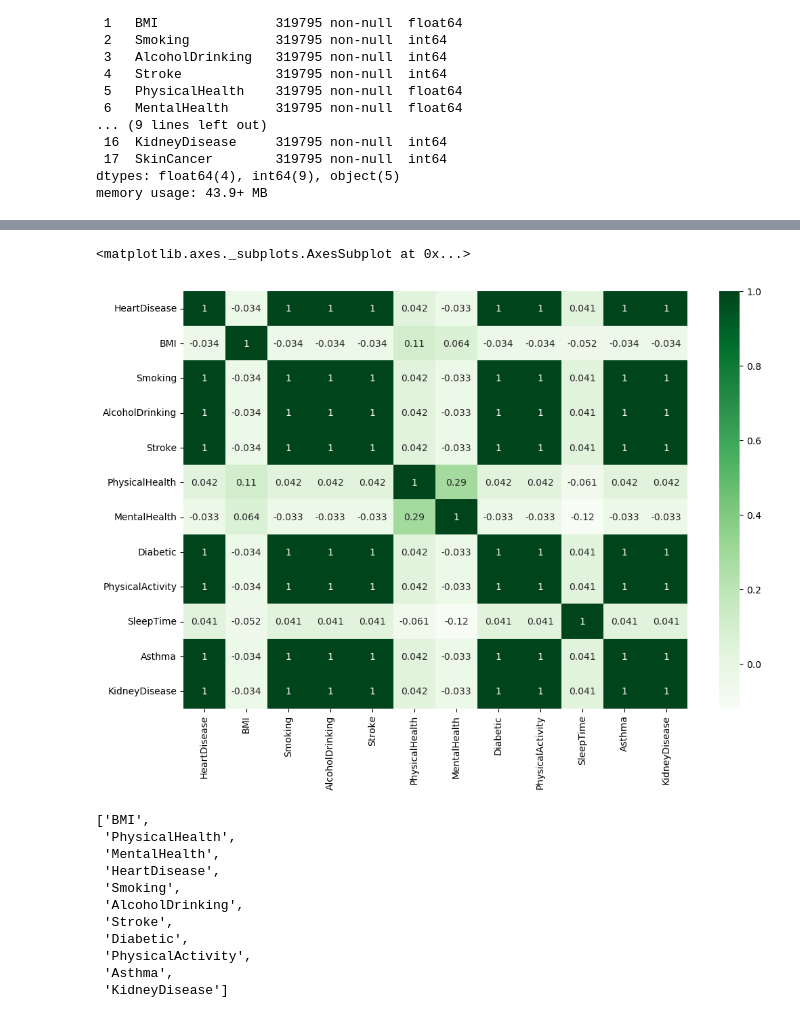
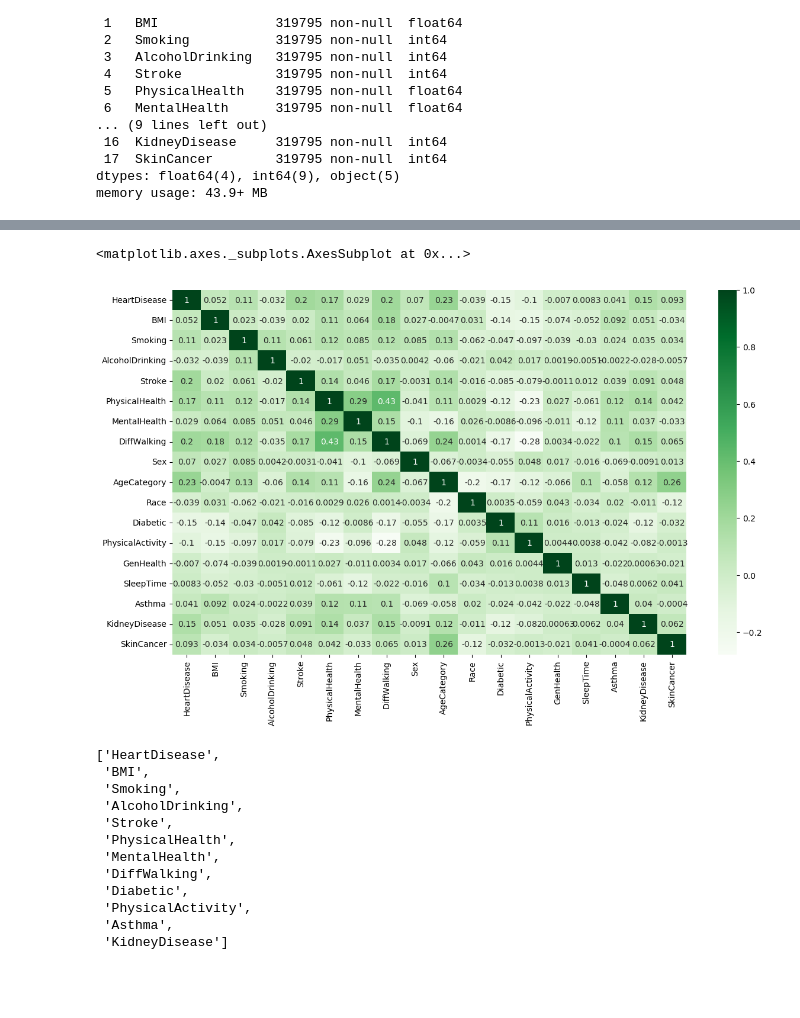
Before and after one commit to Rudra18GTHB/Codes, a Jupyter notebook: WorkShop/ML/Heart Disease/ML.ipynb, the cells around one changed output, grey strips where cells are left out. Cells and saved outputs as stored; diff of their text form; code cells hidden in the pictures; blank space fills up the shorter version.

```diff
--- a/WorkShop/ML/Heart Disease/ML.ipynb
+++ b/WorkShop/ML/Heart Disease/ML.ipynb
@@ -98,0 +107,8 @@ memory usage: 43.9+ MB
+# %%
+df["AgeCategory"].replace({'18-24':1,'25-29':2,'30-34':3,'35-39':4,'40-44':5,'45-49':6, '50-54':7,'55-59':8, '60-64':9,'65-69':10,'70-74':11,'75-79':12,  '80 or older':13}, inplace=True)
+# %%
+df["Sex"].replace({"Male":1, "Female":0}, inplace=True)
+# %%
+df["Race"].replace({'White':1,'Black':2,'Asian':3,'American Indian/Alaskan Native':4,'Other':5,'Hispanic':6}, inplace=True)
+# %%
+df["GenHealth"].replace({'Very good':1,'Fair':2,'Good':3,'Poor':4,'Excellent':5}, inplace=True)
@@ -136,20 +172,21 @@ KidneyDisease      0.041266  1.000000       1.000000
 # %%
-plt.figure(figsize=(12,8))
+plt.figure(figsize=(14,8))
 sns.heatmap(corr_matrix,annot=True,cmap="Greens")
 # %% [output]
 <matplotlib.axes._subplots.AxesSubplot at 0x...>
-[figure, old version]
+[figure, new version]
 # %%
-imp_cols=["BMI","PhysicalHealth","MentalHealth","HeartDisease","Smoking","AlcoholDrinking","Stroke","Diabetic","PhysicalActivity","Asthma","KidneyDisease"]
+imp_cols=["HeartDisease","BMI","Smoking","AlcoholDrinking","Stroke","PhysicalHealth","MentalHealth","DiffWalking","Diabetic","PhysicalActivity","Asthma","KidneyDisease"]
 imp_cols
 # %% [output]
-['BMI',
- 'PhysicalHealth',
- 'MentalHealth',
- 'HeartDisease',
+['HeartDisease',
+ 'BMI',
  'Smoking',
  'AlcoholDrinking',
  'Stroke',
+ 'PhysicalHealth',
+ 'MentalHealth',
+ 'DiffWalking',
  'Diabetic',
  'PhysicalActivity',
  'Asthma',
```
Also changed, not shown: parts of 17 cells of this notebook.
